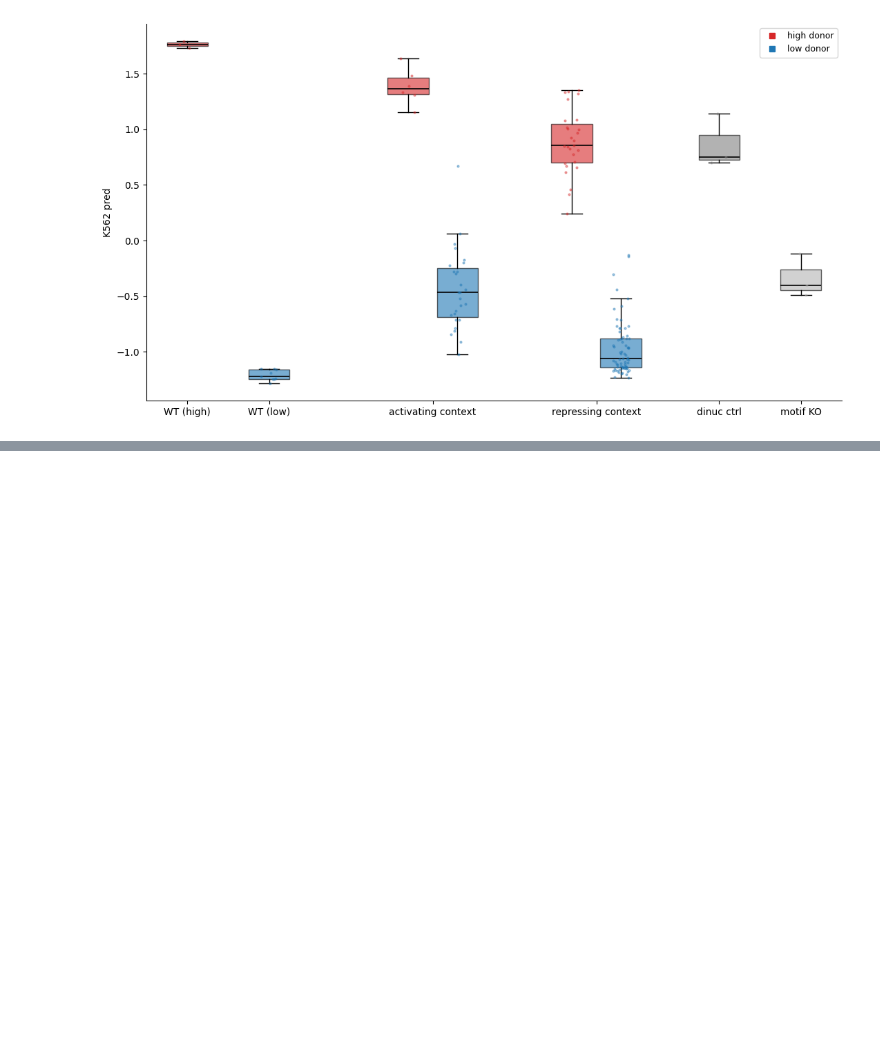
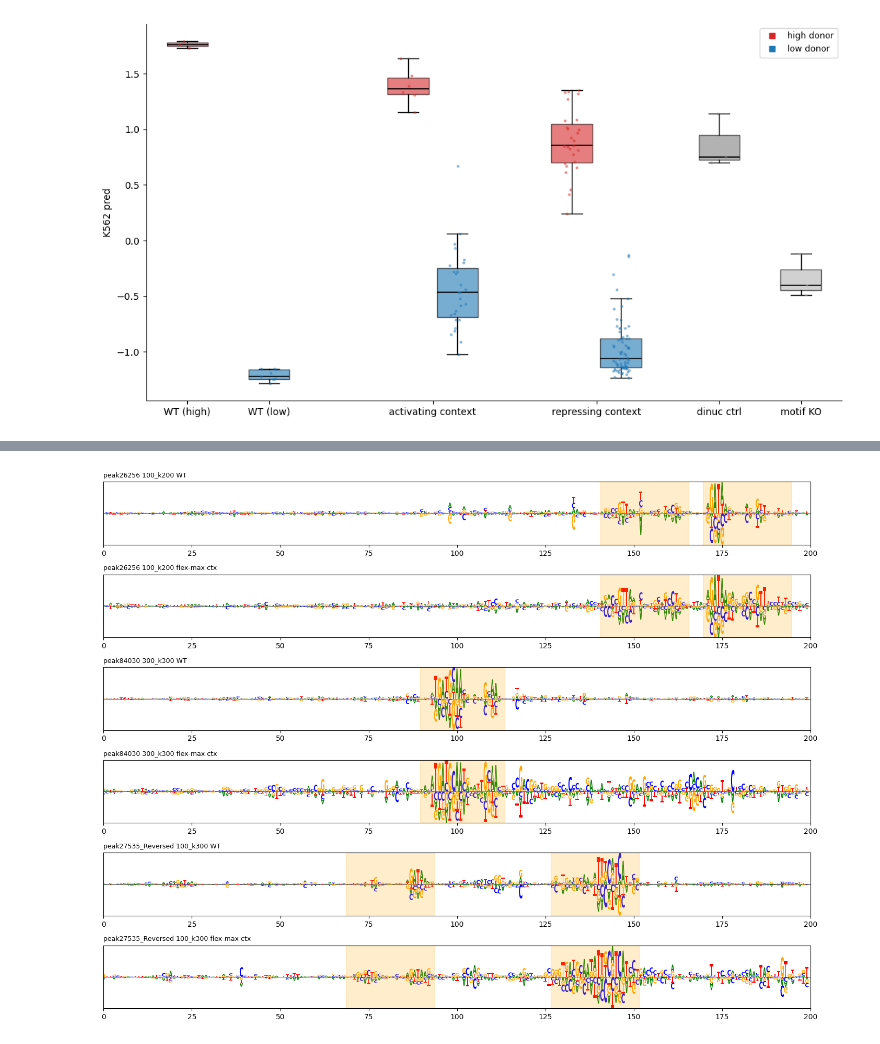
Before and after one commit to pabmantilla/SEAM_validate, a Jupyter notebook: mcs_k562/scripts/swap_experiment.ipynb, the cells around one changed output, grey strips where cells are left out. Cells and saved outputs as stored; diff of their text form; code cells hidden in the pictures; blank space fills up the shorter version.

```diff
--- a/mcs_k562/scripts/swap_experiment.ipynb
+++ b/mcs_k562/scripts/swap_experiment.ipynb
@@ -259,0 +351,20 @@ fig.savefig(out / "swap_experiment.png", dpi=200, bbox_inches="tight")
+# %%
+# ISM attribution logos: each high seq WT vs its flex-maxed context-shuffled endpoint (motifs kept, context
+# evolved to max flex). Does raising context flex change the motif attributions? annotated motif spans shaded.
+E = np.load("/grid/koo/home/pmantill/projects/SEAM_validate/context_feat/flex/data/evo_ctxshuf.npz")
+rows = []
+for pi in np.unique(E["pair"]):
+    i = int(E["seq_idx"][pi])
+    end = E["seqs"][np.where(E["pair"] == pi)[0][-1]]                       # last (flex-max) seq of the trajectory
+    rows.append((f"{names[i]} WT", ism(one_hot_encode(seq_str[i]).float()), i))
+    rows.append((f"{names[i]} flex-max ctx", ism(one_hot_encode(str(end)).float()), i))
+
+fig, axes = plt.subplots(len(rows), 1, figsize=(14, 1.8 * len(rows)))
+for ax, (ttl, mat, i) in zip(axes, rows):
+    logomaker.Logo(pd.DataFrame(mat, columns=list("ACGT")), ax=ax)
+    for s, e in mot[i]:                                                     # motif spans (var-region coords = insert - ADAPTER)
+        ax.axvspan(s - ADAPTER - 0.5, e - ADAPTER - 0.5, color="orange", alpha=0.2)
+    ax.set_title(ttl, fontsize=9, loc="left"); ax.set_yticks([]); ax.set_xlim(0, 200)
+fig.tight_layout()
+# %% [output]
+[figure, added]
```
Also changed, not shown: parts of 4 cells of this notebook, 2 other files.
